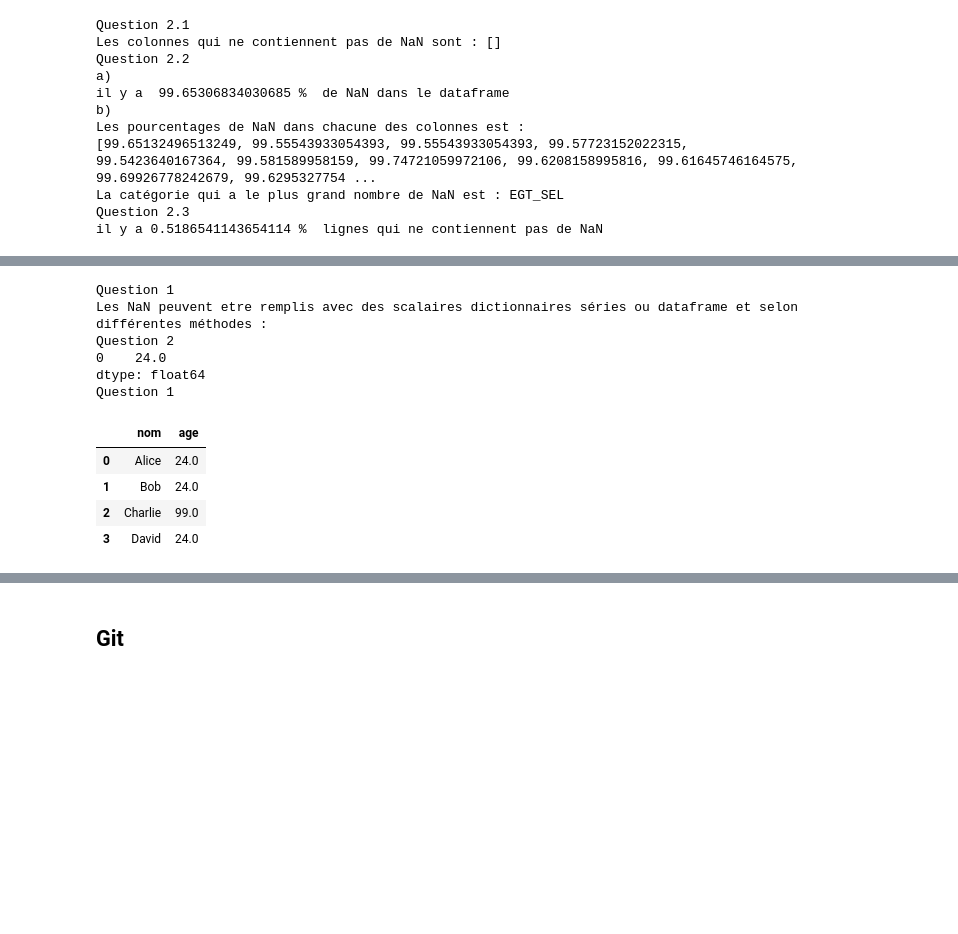
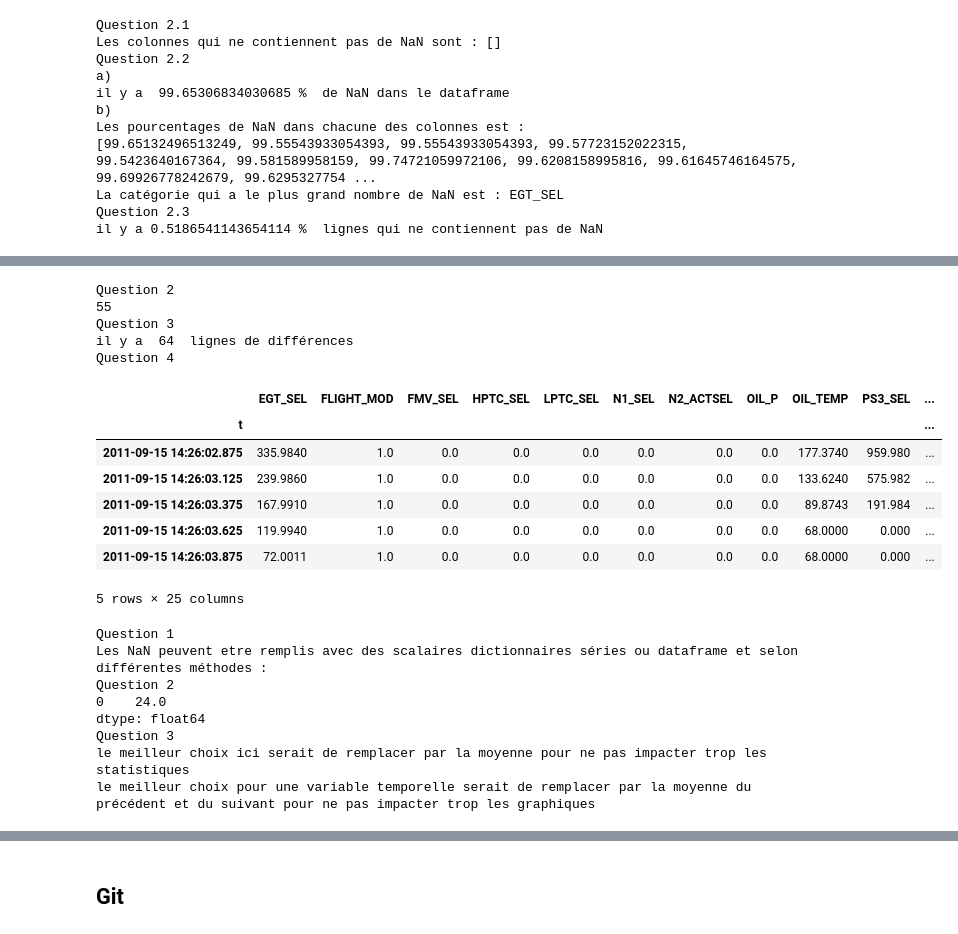
Before and after one commit to ttorres2306/TD-stats, a Jupyter notebook: TD1.ipynb, the cells around one changed output, grey strips where cells are left out. Saved outputs shown, nothing was run; the diff lists cells and outputs as text; code cells hidden in the pictures; blank space fills up the shorter version.

```diff
--- a/TD1.ipynb
+++ b/TD1.ipynb
@@ -877,20 +884,30 @@ La méthode dropna permet d'éliminer les valeurs manquantes (NaN). Lisez d'abor
 # %%
-df2.dropna()
-print('Question 1')
-print("l'argument axis correspond a l'axe du dataframe (axis = 0 ou 'index' pour les index[par défaut] et 1 ou 'columns' pour les colonnes) que l on doit enlever pour une valeur de type NaN ")
-print("l'argument how correspond au critère que l'on choisi pour enlever les colonnes ou ligne choisie : soit 'any' pour enlever la colonne ou ligne si elle contient au moins un NaN [par défaut] soit 'all' pour enlever la colonne ou ligne si elle ne contient que des NaN  ")
 print('Question 2')
 n_row=df2.shape[0]
 df2.dropna(how='all',inplace=True)
 diff1=n_row-df2.shape[0]
 print(diff1)
 print('Question 3')
 df2.dropna(inplace=True)
 diff2=n_row-df2.shape[0]
 print("il y a ",diff2-diff1," lignes de différences")
 print('Question 4')
 df2.dropna(axis=1,inplace=True)
 df2.head()
+# %% [output]
+Question 2
+55
+Question 3
+il y a  64  lignes de différences
+Question 4
+|  | EGT_SEL | FLIGHT_MOD | FMV_SEL | HPTC_SEL | LPTC_SEL | N1_SEL | N2_ACTSEL | OIL_P | OIL_TEMP | PS3_SEL | ... |
+| t |  |  |  |  |  |  |  |  |  |  | ... |
+| 2011-09-15 14:26:02.875 | 335.9840 | 1.0 | 0.0 | 0.0 | 0.0 | 0.0 | 0.0 | 0.0 | 177.3740 | 959.980 | ... |
+| 2011-09-15 14:26:03.125 | 239.9860 | 1.0 | 0.0 | 0.0 | 0.0 | 0.0 | 0.0 | 0.0 | 133.6240 | 575.982 | ... |
+| 2011-09-15 14:26:03.375 | 167.9910 | 1.0 | 0.0 | 0.0 | 0.0 | 0.0 | 0.0 | 0.0 | 89.8743 | 191.984 | ... |
+| 2011-09-15 14:26:03.625 | 119.9940 | 1.0 | 0.0 | 0.0 | 0.0 | 0.0 | 0.0 | 0.0 | 68.0000 | 0.000 | ... |
+| 2011-09-15 14:26:03.875 | 72.0011 | 1.0 | 0.0 | 0.0 | 0.0 | 0.0 | 0.0 | 0.0 | 68.0000 | 0.000 | ... |
+5 rows × 25 columns
 # %%
 """
 EXERCICE - La méthode fillna
@@ -903,31 +920,12 @@ La méthode dropna permet d'imputer les valeurs manquantes (NaN). Lisez d'abord
     - la valeur la plus courante (mode)
 3. Quel est le meilleur choix dans ce cas ? Et pour le cas d'une variable temporelle, par exemple la température 'EGT_SEL' de notre jeu de données ?
 """
-exemple = pd.DataFrame({'nom': ['Alice', 'Bob', 'Charlie', 'David'], 'age': [24, np.nan, 99, 24]})
-
-print('Question 1')
-print("Les NaN peuvent etre remplis avec des scalaires dictionnaires séries ou dataframe et selon différentes méthodes : ")
-print('Question 2')
-exemple.fillna(0)
-exemple.fillna(method='ffill')
-exemple.fillna(method='bfill')
-mean=sum(exemple.iloc[:,1].dropna())/len(exemple.iloc[:,1].dropna())
-exemple.fillna(mean)
-mod=exemple.iloc[:,1].mode()
-print(mod)
-exemple.fillna(mod[0])
-print('Question 3')
-print("le meilleur choix ici serait de remplacer par la moyenne pour ne pas impacter trop les statitiques")
-print("le meilleur choix pour une variable temporelle serait de remplacer par la moyenne du précédent et du suivant pour ne pas impacter trop les graphiques")
 # %% [output]
 Question 1
 Les NaN peuvent etre remplis avec des scalaires dictionnaires séries ou dataframe et selon différentes méthodes :
 Question 2
 0    24.0
 dtype: float64
-Question 1
+Question 3
+le meilleur choix ici serait de remplacer par la moyenne pour ne pas impacter trop les statistiques
+le meilleur choix pour une variable temporelle serait de remplacer par la moyenne du précédent et du suivant pour ne pas impacter trop les graphiques
-|  | nom | age |
-| 0 | Alice | 24.0 |
-| 1 | Bob | 24.0 |
-| 2 | Charlie | 99.0 |
-| 3 | David | 24.0 |
```
Also changed, not shown: parts of 8 cells of this notebook.
